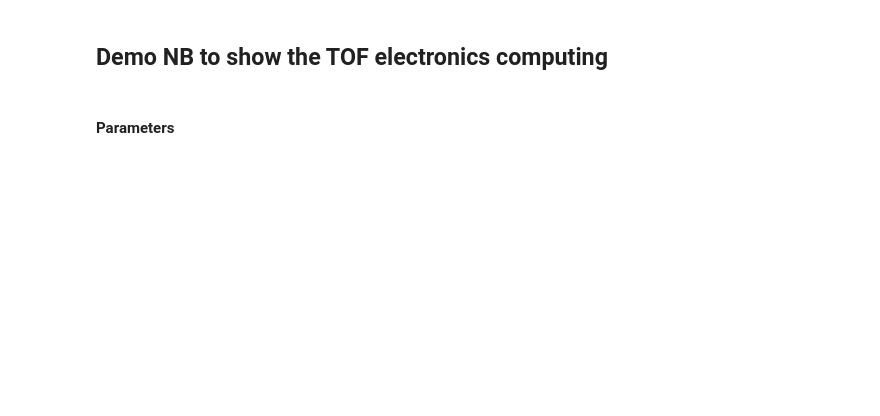
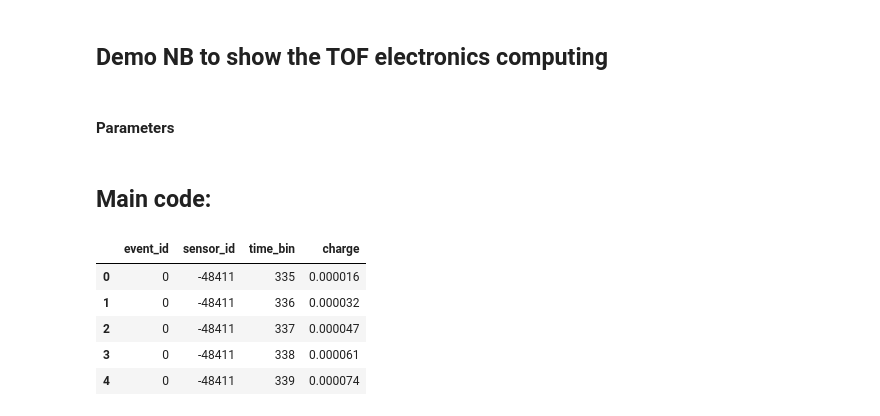
Before and after one commit to petalo-project/ANTEANB, a Jupyter notebook: elec/TOF_compute_demo.ipynb, the cells around one changed output. Drawn from its saved outputs; the diff is of its cells as text; code cells hidden in the pictures; blank space fills up the shorter version.

```diff
--- a/elec/TOF_compute_demo.ipynb
+++ b/elec/TOF_compute_demo.ipynb
@@ -32 +15,37 @@ tof_table      = np.zeros((time_window  + len(spe_resp)-1, n_sipms))
+# %%
+DataSiPM       = db.DataSiPMsim_only('petalo', 0)
+DataSiPM_idx   = DataSiPM.set_index('SensorID')
+n_sipms        = len(DataSiPM)
+first_sipm     = DataSiPM_idx.index.min()
+time_window    = 10000
+time_bin       = 5
+time           = np.arange(0, 80000, time_bin)
+te_tdc         = 0.25
+spe_resp, norm = tf.apply_spe_dist(time)
+# %% [markdown]
+## Main code:
+# %%
+evt              = 0
+file_name        = '/Users/carmenromoluque/ANTEA/antea/testdata/full_body_1ev.h5'
+tof_response     = load_mcTOFsns_response(file_name)
+evt_tof          = tof_response[tof_response.event_id==evt]
+tof_sns          = evt_tof.sensor_id.unique()
+evt_tof_exp_dist = []
+
+# Loop overall the sensors seeing charge
+for s_id in tof_sns:
+    tdc_conv     = tf.tdc_convolution(evt_tof, spe_resp, s_id, time_window, te_tdc)
+    # Translation from the array to a tof_waveform dataframe
+    tdc_conv_df  = tf.translate_charge_conv_to_wf_df(evt, s_id, tdc_conv)
+    evt_tof_exp_dist.append(tdc_conv_df)
+evt_tof_exp_dist = pd.concat(evt_tof_exp_dist)
+
+evt_tof_exp_dist.head()
+# %% [output]
+|  | event_id | sensor_id | time_bin | charge |
+| 0 | 0 | -48411 | 335 | 0.000016 |
+| 1 | 0 | -48411 | 336 | 0.000032 |
+| 2 | 0 | -48411 | 337 | 0.000047 |
+| 3 | 0 | -48411 | 338 | 0.000061 |
+| 4 | 0 | -48411 | 339 | 0.000074 |
 # %%
```
Also changed, not shown: parts of 12 cells of this notebook.
